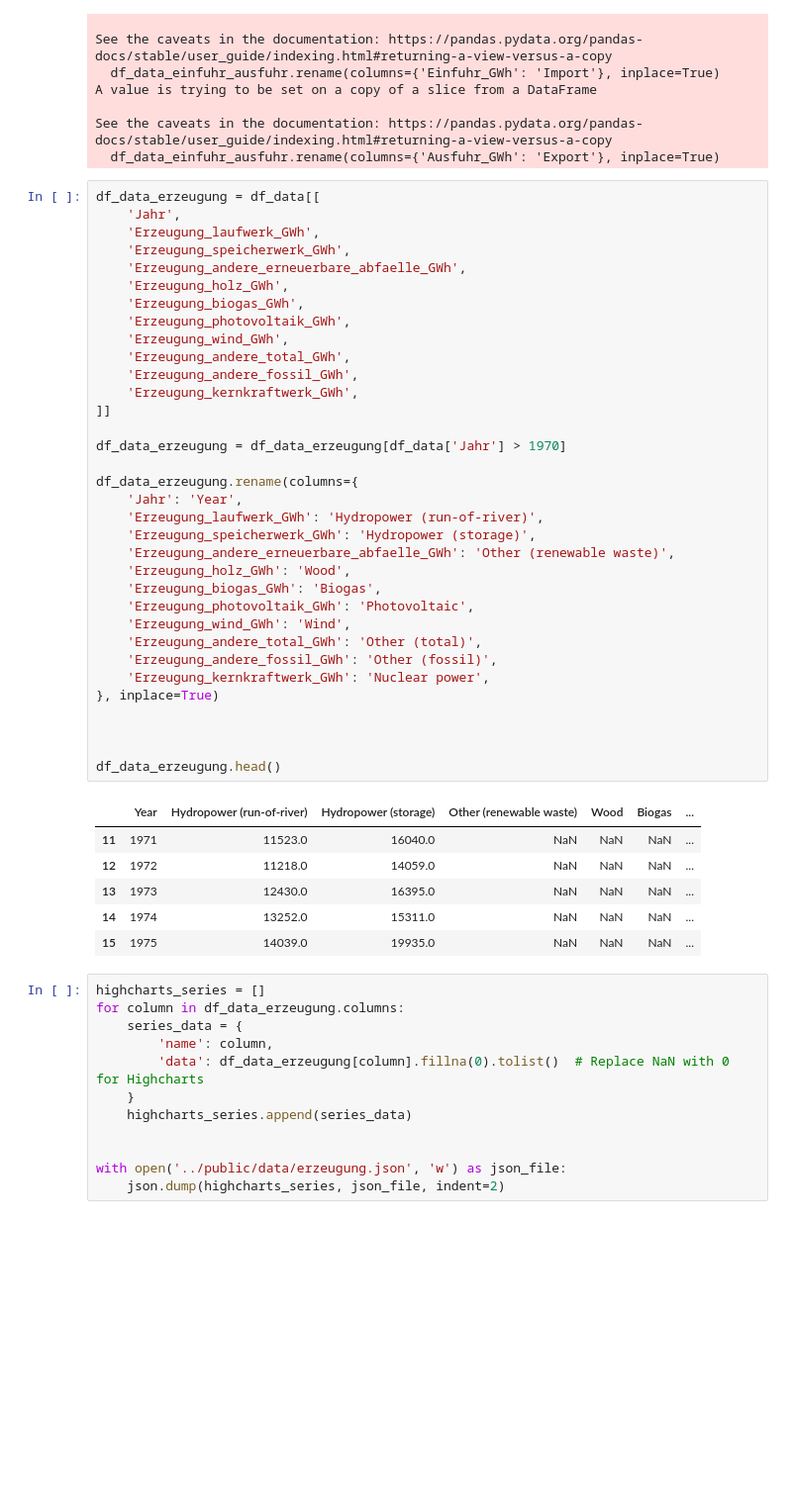
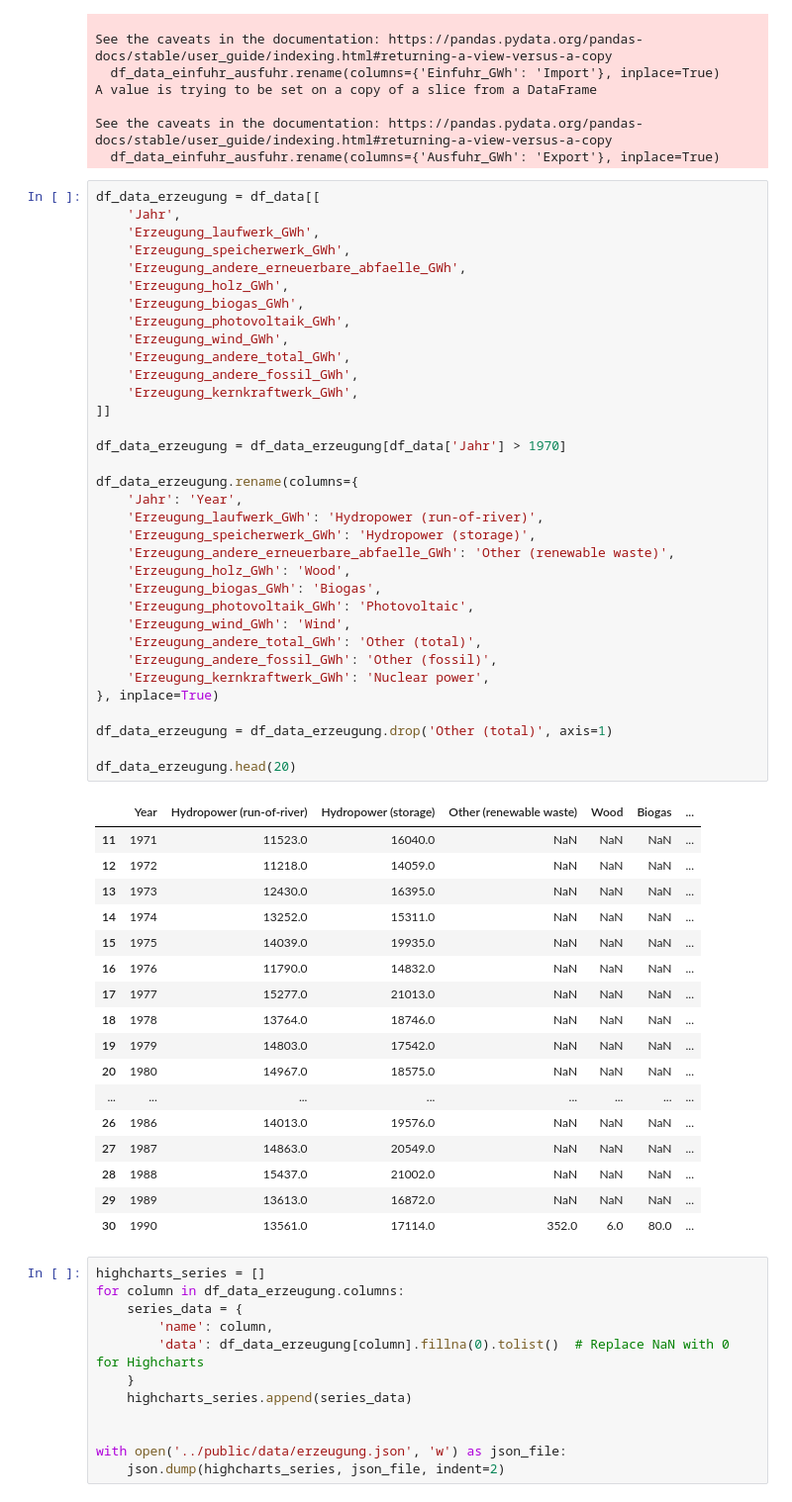
Before and after one commit to dario-baumberger/hslu-dviz-swiss-energy, a Jupyter notebook: python/ogd32_elektrizitaetbilanz_jahreswerte.ipynb, the cells around one changed output. Shown: that part at 99% size. Drawn from its saved outputs; the diff is of its cells as text; blank space fills up the shorter version.

Commit message:
removed false total from others

```diff
--- a/python/ogd32_elektrizitaetbilanz_jahreswerte.ipynb
+++ b/python/ogd32_elektrizitaetbilanz_jahreswerte.ipynb
@@ -77,35 +77,46 @@ df_data_erzeugung = df_data[[
     'Erzeugung_wind_GWh',
     'Erzeugung_andere_total_GWh',
     'Erzeugung_andere_fossil_GWh',
     'Erzeugung_kernkraftwerk_GWh',
 ]]
 
 df_data_erzeugung = df_data_erzeugung[df_data['Jahr'] > 1970]
 
 df_data_erzeugung.rename(columns={
     'Jahr': 'Year',
     'Erzeugung_laufwerk_GWh': 'Hydropower (run-of-river)',
     'Erzeugung_speicherwerk_GWh': 'Hydropower (storage)',
     'Erzeugung_andere_erneuerbare_abfaelle_GWh': 'Other (renewable waste)',
     'Erzeugung_holz_GWh': 'Wood',
     'Erzeugung_biogas_GWh': 'Biogas',
     'Erzeugung_photovoltaik_GWh': 'Photovoltaic',
     'Erzeugung_wind_GWh': 'Wind',
     'Erzeugung_andere_total_GWh': 'Other (total)',
     'Erzeugung_andere_fossil_GWh': 'Other (fossil)',
     'Erzeugung_kernkraftwerk_GWh': 'Nuclear power',
 }, inplace=True)
 
+df_data_erzeugung = df_data_erzeugung.drop('Other (total)', axis=1)
 
-
-df_data_erzeugung.head()
+df_data_erzeugung.head(20)
 # %% [output]
 |  | Year | Hydropower (run-of-river) | Hydropower (storage) | Other (renewable waste) | Wood | Biogas | ... |
 | 11 | 1971 | 11523.0 | 16040.0 | NaN | NaN | NaN | ... |
 | 12 | 1972 | 11218.0 | 14059.0 | NaN | NaN | NaN | ... |
 | 13 | 1973 | 12430.0 | 16395.0 | NaN | NaN | NaN | ... |
 | 14 | 1974 | 13252.0 | 15311.0 | NaN | NaN | NaN | ... |
 | 15 | 1975 | 14039.0 | 19935.0 | NaN | NaN | NaN | ... |
+| 16 | 1976 | 11790.0 | 14832.0 | NaN | NaN | NaN | ... |
+| 17 | 1977 | 15277.0 | 21013.0 | NaN | NaN | NaN | ... |
+| 18 | 1978 | 13764.0 | 18746.0 | NaN | NaN | NaN | ... |
+| 19 | 1979 | 14803.0 | 17542.0 | NaN | NaN | NaN | ... |
+| 20 | 1980 | 14967.0 | 18575.0 | NaN | NaN | NaN | ... |
+| ... | ... | ... | ... | ... | ... | ... | ... |
+| 26 | 1986 | 14013.0 | 19576.0 | NaN | NaN | NaN | ... |
+| 27 | 1987 | 14863.0 | 20549.0 | NaN | NaN | NaN | ... |
+| 28 | 1988 | 15437.0 | 21002.0 | NaN | NaN | NaN | ... |
+| 29 | 1989 | 13613.0 | 16872.0 | NaN | NaN | NaN | ... |
+| 30 | 1990 | 13561.0 | 17114.0 | 352.0 | 6.0 | 80.0 | ... |
 # %%
 highcharts_series = []
 for column in df_data_erzeugung.columns:
```
Also changed, not shown: 1 other file.
